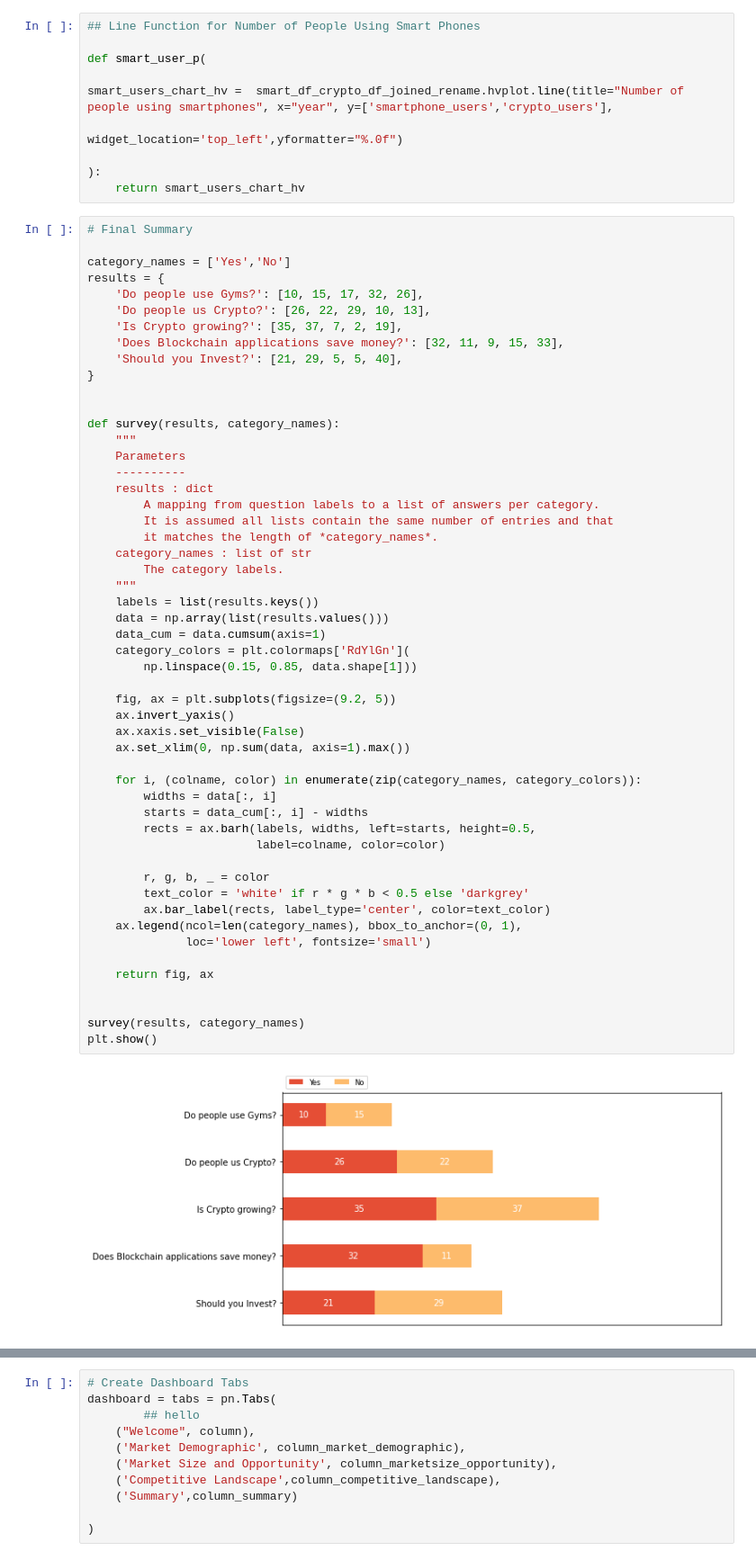
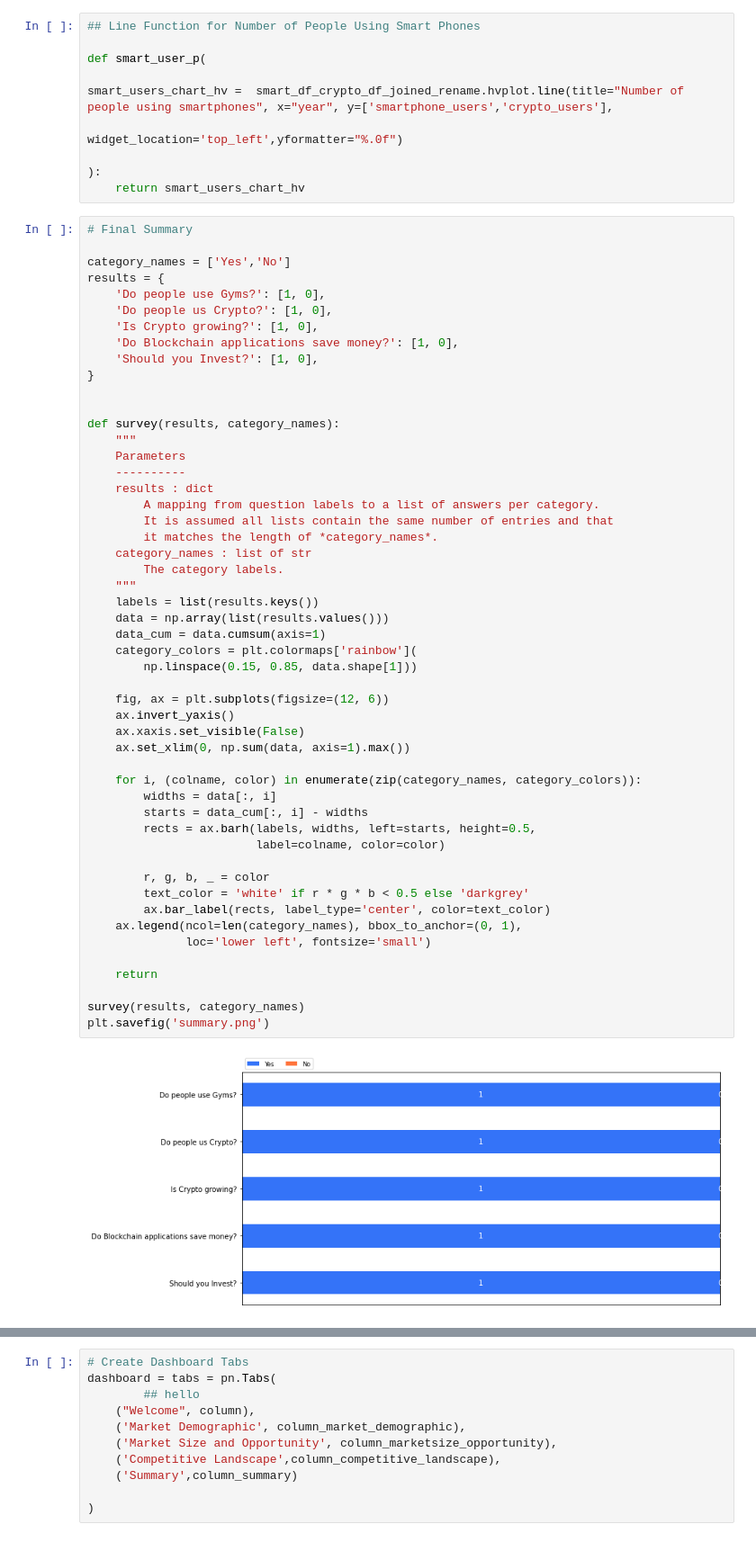
Before and after one commit to Dottie-Doutre/Group-B, a Jupyter notebook: gympay_analysis.ipynb, the cells around one changed output, grey strips where cells are left out. Shown: that part at 90% size. Saved outputs shown, nothing was run; the diff lists cells and outputs as text.

Commit message:
added summary plot and panel

```diff
--- a/gympay_analysis.ipynb
+++ b/gympay_analysis.ipynb
@@ -217,11 +217,11 @@ smart_users_chart_hv =  smart_df_crypto_df_joined_rename.hvplot.line(title="Numb
 
 category_names = ['Yes','No']
 results = {
-    'Do people use Gyms?': [10, 15, 17, 32, 26],
-    'Do people us Crypto?': [26, 22, 29, 10, 13],
-    'Is Crypto growing?': [35, 37, 7, 2, 19],
-    'Does Blockchain applications save money?': [32, 11, 9, 15, 33],
-    'Should you Invest?': [21, 29, 5, 5, 40],
+    'Do people use Gyms?': [1, 0],
+    'Do people us Crypto?': [1, 0],
+    'Is Crypto growing?': [1, 0],
+    'Do Blockchain applications save money?': [1, 0],
+    'Should you Invest?': [1, 0],
 }
 
 
@@ -233,36 +233,35 @@ def survey(results, category_names):
         A mapping from question labels to a list of answers per category.
         It is assumed all lists contain the same number of entries and that
         it matches the length of *category_names*.
     category_names : list of str
         The category labels.
     """
     labels = list(results.keys())
     data = np.array(list(results.values()))
     data_cum = data.cumsum(axis=1)
-    category_colors = plt.colormaps['RdYlGn'](
+    category_colors = plt.colormaps['rainbow'](
         np.linspace(0.15, 0.85, data.shape[1]))
 
-    fig, ax = plt.subplots(figsize=(9.2, 5))
+    fig, ax = plt.subplots(figsize=(12, 6))
     ax.invert_yaxis()
     ax.xaxis.set_visible(False)
     ax.set_xlim(0, np.sum(data, axis=1).max())
 
     for i, (colname, color) in enumerate(zip(category_names, category_colors)):
         widths = data[:, i]
         starts = data_cum[:, i] - widths
         rects = ax.barh(labels, widths, left=starts, height=0.5,
                         label=colname, color=color)
 
         r, g, b, _ = color
         text_color = 'white' if r * g * b < 0.5 else 'darkgrey'
         ax.bar_label(rects, label_type='center', color=text_color)
     ax.legend(ncol=len(category_names), bbox_to_anchor=(0, 1),
               loc='lower left', fontsize='small')
 
-    return fig, ax
-
+    return
 
 survey(results, category_names)
-plt.show()
+plt.savefig('summary.png')
 # %% [output]
-[figure, old version]
+[figure, new version]
```
Also changed, not shown: parts of 3 cells of this notebook, 4 other files.
